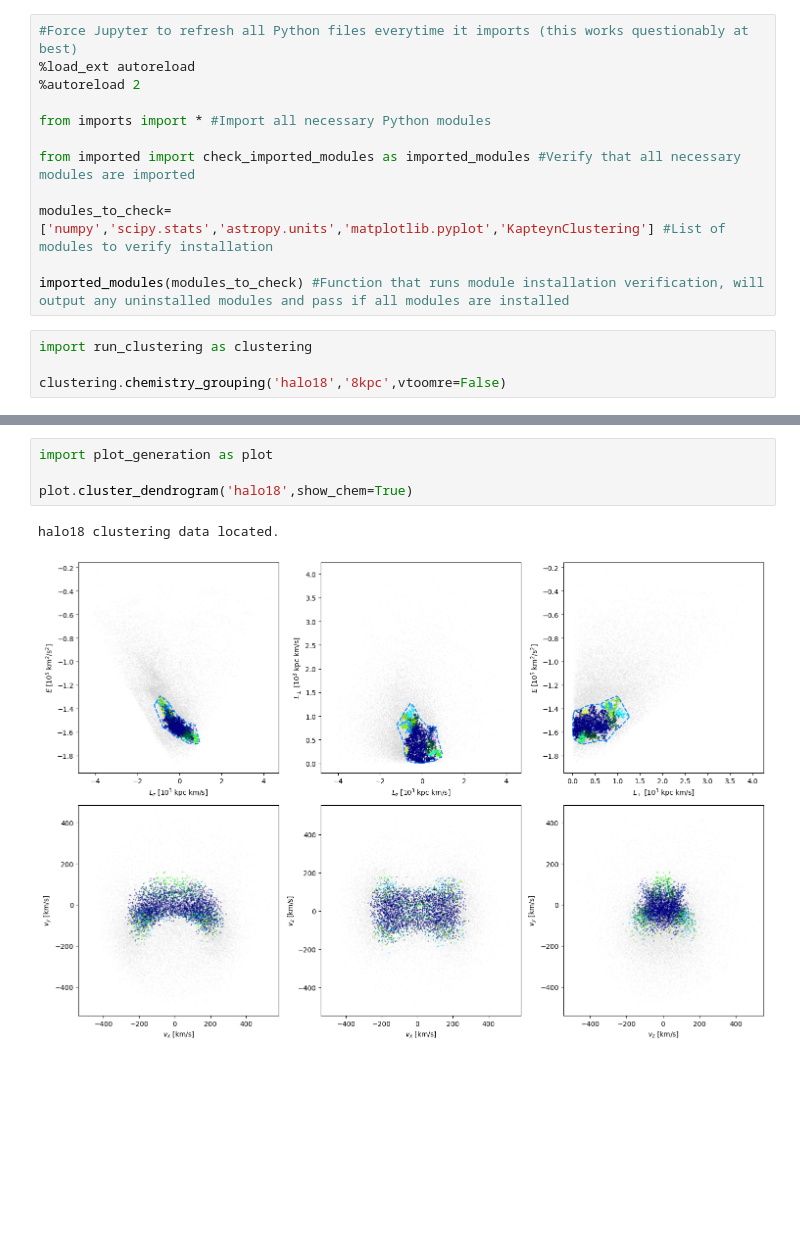
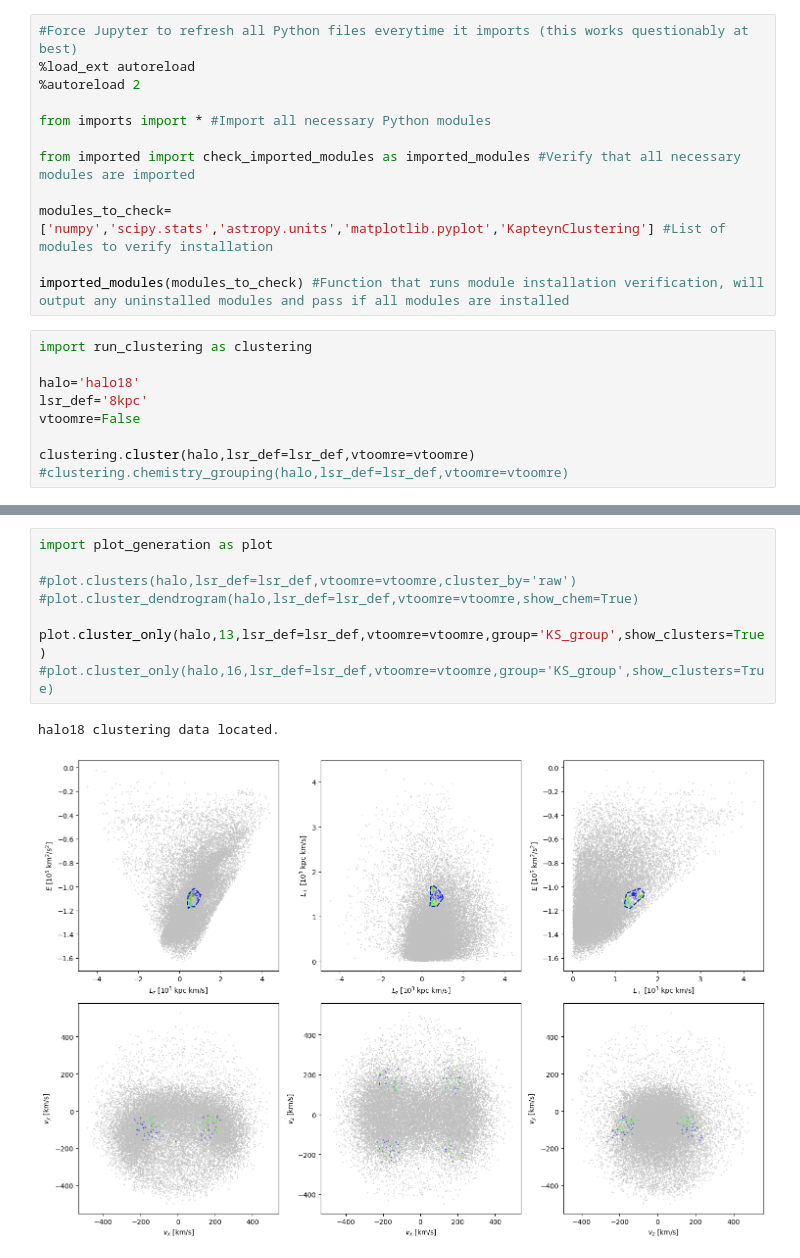
Before and after one commit to definitely-not-rory/summerproject, a Jupyter notebook: setup.ipynb, the cells around one changed output, grey strips where cells are left out. Drawn from its saved outputs; the diff is of its cells as text; blank space fills up the shorter version.

```diff
--- a/setup.ipynb
+++ b/setup.ipynb
@@ -13,5 +13,10 @@ imported_modules(modules_to_check) #Function that runs module installation verif
 # %%
 import run_clustering as clustering
 
-clustering.chemistry_grouping('halo18','8kpc',vtoomre=False)
+halo='halo18'
+lsr_def='8kpc'
+vtoomre=False
+
+clustering.cluster(halo,lsr_def=lsr_def,vtoomre=vtoomre)
+#clustering.chemistry_grouping(halo,lsr_def=lsr_def,vtoomre=vtoomre)
 # %% [output]
@@ -20,7 +57,11 @@ Distance matrix for halo18_8kpc_accreted located, loading.
-# %%
-import plot_generation as plot
-
-plot.cluster_dendrogram('halo18',show_chem=True)
-# %% [output]
-halo18 clustering data located.
-[figure, removed]
+# %%
+import plot_generation as plot
+
+#plot.clusters(halo,lsr_def=lsr_def,vtoomre=vtoomre,cluster_by='raw')
+#plot.cluster_dendrogram(halo,lsr_def=lsr_def,vtoomre=vtoomre,show_chem=True)
+
+plot.cluster_only(halo,13,lsr_def=lsr_def,vtoomre=vtoomre,group='KS_group',show_clusters=True)
+#plot.cluster_only(halo,16,lsr_def=lsr_def,vtoomre=vtoomre,group='KS_group',show_clusters=True)
+# %% [output]
+halo18 clustering data located.
+[figure, added]
```
Also changed, not shown: parts of 2 cells of this notebook, 4 other files.
